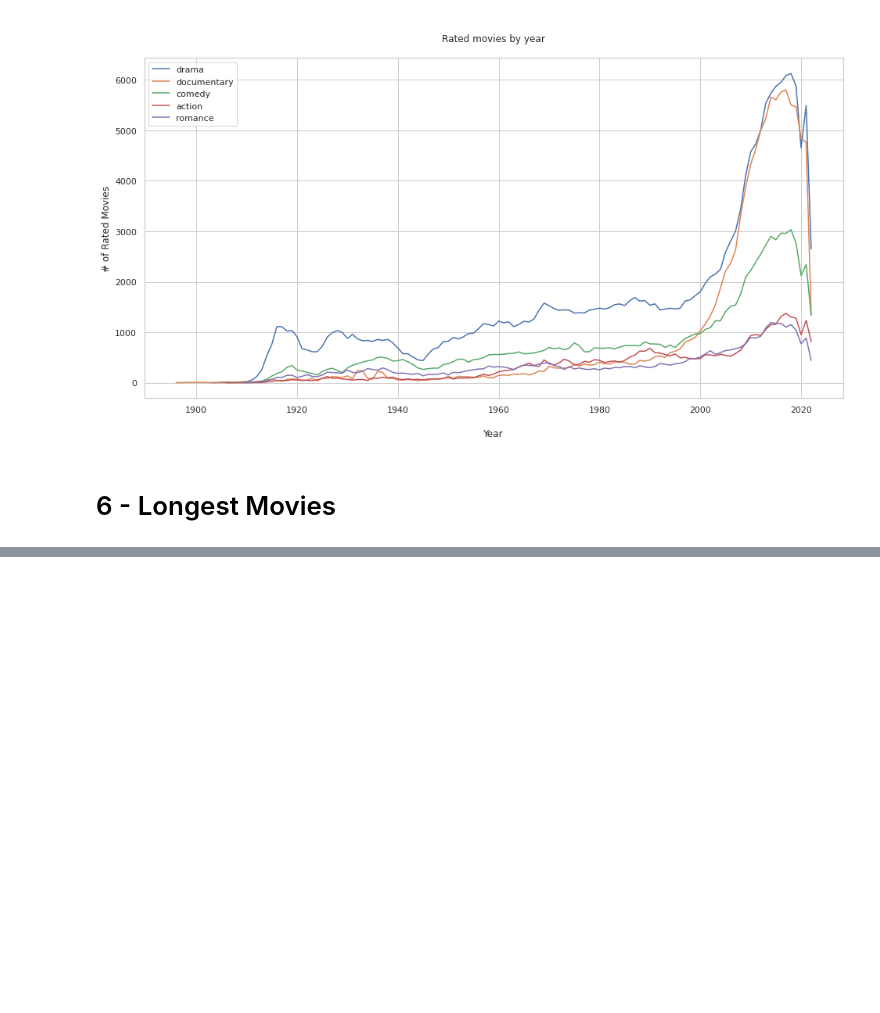
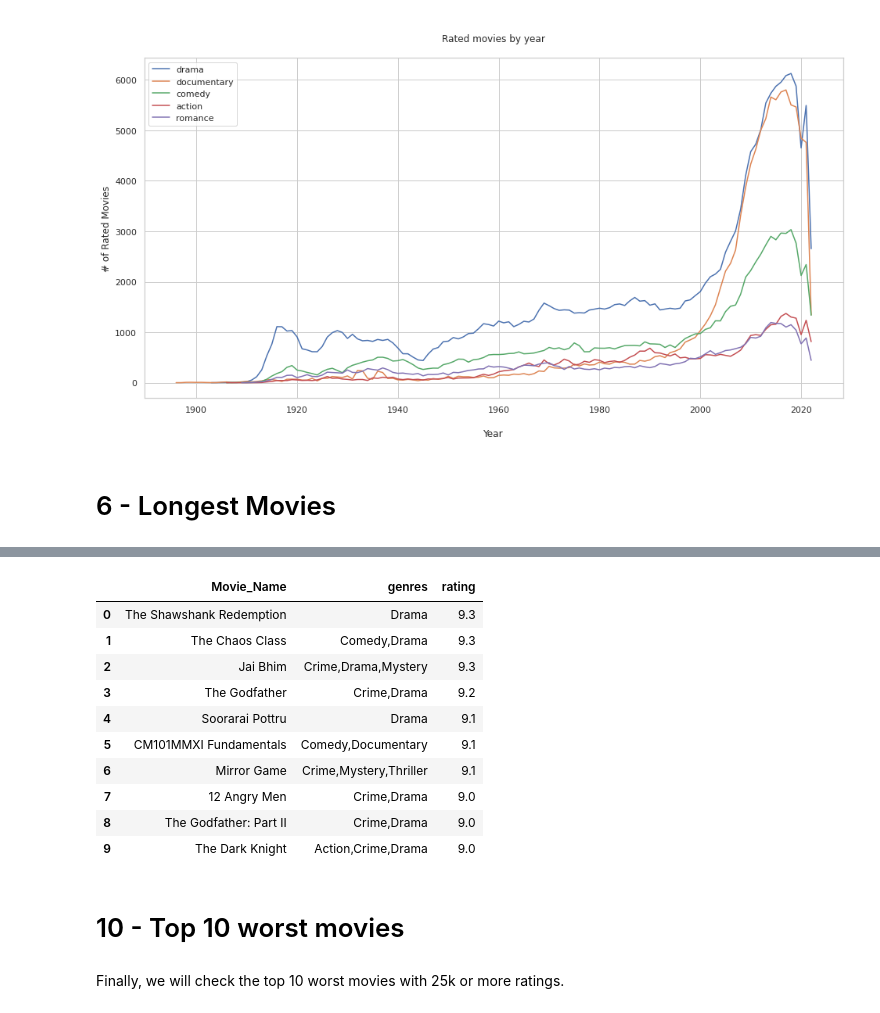
Before and after one commit to alandgmendes/dataScienceAcademyStash, a Jupyter notebook: MiniProjeto1.ipynb, the cells around one changed output, grey strips where cells are left out. Drawn from its saved outputs; the diff is of its cells as text; code cells hidden in the pictures; blank space fills up the shorter version.

```diff
--- a/MiniProjeto1.ipynb
+++ b/MiniProjeto1.ipynb
@@ -600,0 +825,30 @@ Now we will show the longest films, and their duration in percentiles
+# %%
+consult9 = '''
+            SELECT primary_title AS Movie_Name, genres, rating
+            FROM
+            titles JOIN ratings
+            ON  titles.title_id = ratings.title_id
+            WHERE titles.type = 'movie' AND ratings.votes >= 25000
+            ORDER BY rating DESC
+            LIMIT 10
+            '''
+# %%
+top_10_best = pd.read_sql_query(consult9, conn)
+
+display(top_10_best)
+# %% [output]
+|  | Movie_Name | genres | rating |
+| 0 | The Shawshank Redemption | Drama | 9.3 |
+| 1 | The Chaos Class | Comedy,Drama | 9.3 |
+| 2 | Jai Bhim | Crime,Drama,Mystery | 9.3 |
+| 3 | The Godfather | Crime,Drama | 9.2 |
+| 4 | Soorarai Pottru | Drama | 9.1 |
+| 5 | CM101MMXI Fundamentals | Comedy,Documentary | 9.1 |
+| 6 | Mirror Game | Crime,Mystery,Thriller | 9.1 |
+| 7 | 12 Angry Men | Crime,Drama | 9.0 |
+| 8 | The Godfather: Part II | Crime,Drama | 9.0 |
+| 9 | The Dark Knight | Action,Crime,Drama | 9.0 |
+# %% [markdown]
+# 10 - Top 10 worst movies
+# %% [markdown]
+Finally, we will check the top 10 worst movies with 25k or more ratings.
```
Also changed, not shown: parts of 36 cells of this notebook.
